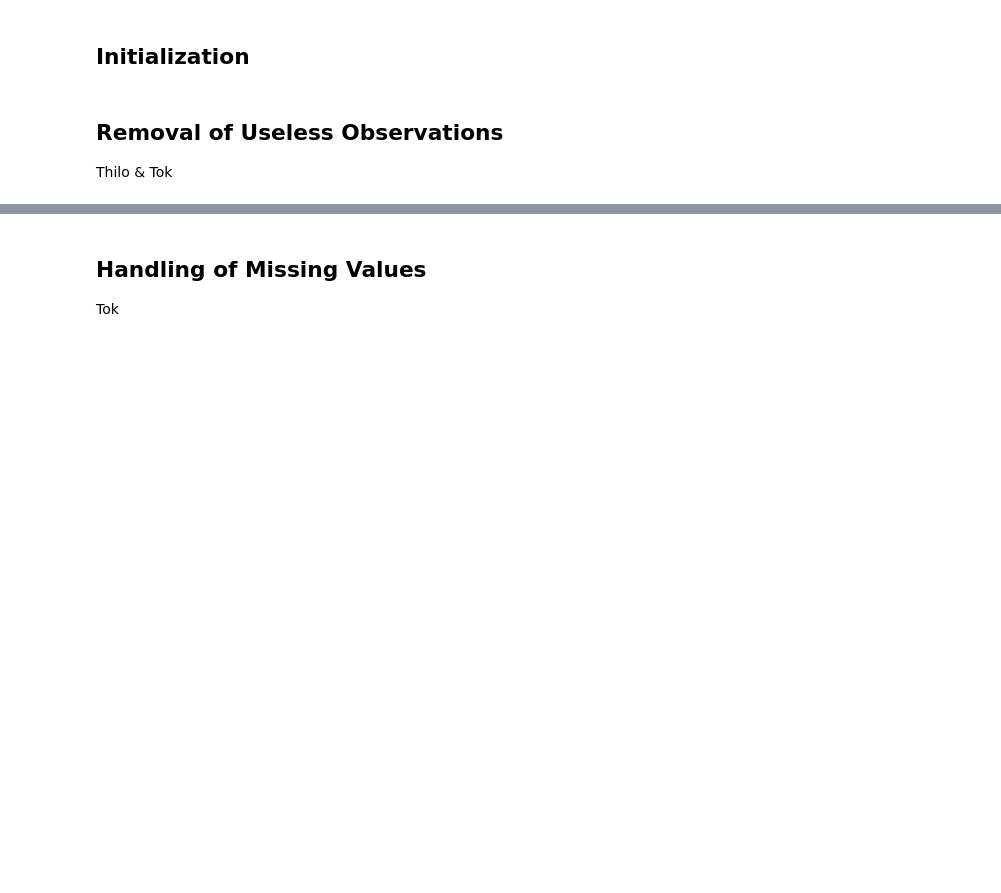
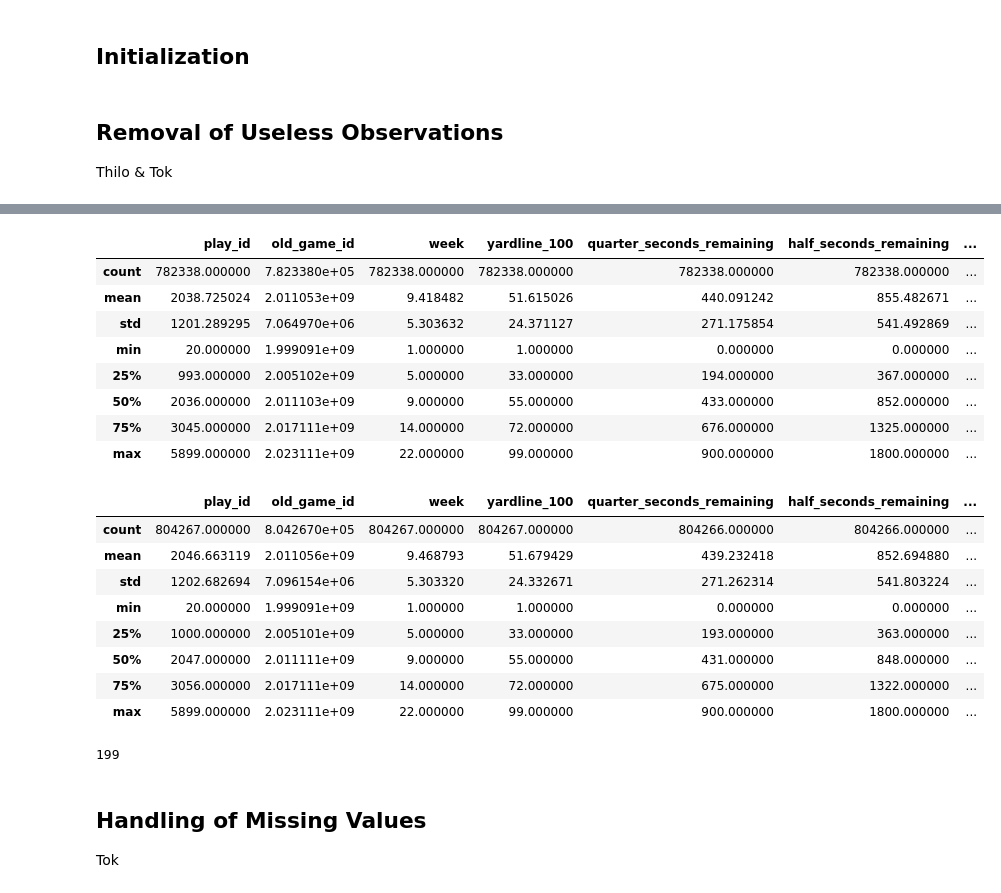
Before and after one commit to MatthiasBiermanns/NFL_play_prediction, a Jupyter notebook: preprocessing_documentation.ipynb, the cells around one changed output, grey strips where cells are left out. Drawn from its saved outputs; the diff is of its cells as text; code cells hidden in the pictures; blank space fills up the shorter version.

```diff
--- a/preprocessing_documentation.ipynb
+++ b/preprocessing_documentation.ipynb
@@ -102,3 +207,48 @@ len(list(combined_df["start_time"].unique()))
+# %%
+# Erstelle eine Maske für 'pass_type' == 'pass'
+pass_mask = combined_df['play_type'] == 'pass'
+
+# Filtere den DataFrame, um nur die 'pass'-Einträge zu erhalten
+pass_plays_df = combined_df[pass_mask]
+
+# Zähle die Anzahl der Pass-Einträge pro Passer und Spiel
+passer_game_counts = pass_plays_df.groupby(['passer_id', 'season']).size().reset_index(name='count')
+
+# Filtere die Passer, die in mindestens einem Spiel 14 Pässe geworfen haben
+passers_with_14_passes = set(passer_game_counts[passer_game_counts['count'] >= 224]['passer_id'])
+
+# Filtere die 'pass'-Einträge, bei denen die passer_id nicht in passers_with_14_passes ist
+filtered_pass_plays_df = pass_plays_df[pass_plays_df['passer_id'].isin(passers_with_14_passes)]
+
+# Füge die 'run'-Einträge wieder hinzu
+filtered_df = pd.concat([combined_df[~pass_mask], filtered_pass_plays_df])
+
+# Ergebnis anzeigen
+pd.set_option("display.max_columns", None)
+
+display(filtered_df.describe())
+display(combined_df.describe())
+print(len(passers_with_14_passes))
+# %% [output]
+|  | play_id | old_game_id | week | yardline_100 | quarter_seconds_remaining | half_seconds_remaining | ... |
+| count | 782338.000000 | 7.823380e+05 | 782338.000000 | 782338.000000 | 782338.000000 | 782338.000000 | ... |
+| mean | 2038.725024 | 2.011053e+09 | 9.418482 | 51.615026 | 440.091242 | 855.482671 | ... |
+| std | 1201.289295 | 7.064970e+06 | 5.303632 | 24.371127 | 271.175854 | 541.492869 | ... |
+| min | 20.000000 | 1.999091e+09 | 1.000000 | 1.000000 | 0.000000 | 0.000000 | ... |
+| 25% | 993.000000 | 2.005102e+09 | 5.000000 | 33.000000 | 194.000000 | 367.000000 | ... |
+| 50% | 2036.000000 | 2.011103e+09 | 9.000000 | 55.000000 | 433.000000 | 852.000000 | ... |
+| 75% | 3045.000000 | 2.017111e+09 | 14.000000 | 72.000000 | 676.000000 | 1325.000000 | ... |
+| max | 5899.000000 | 2.023111e+09 | 22.000000 | 99.000000 | 900.000000 | 1800.000000 | ... |
+|  | play_id | old_game_id | week | yardline_100 | quarter_seconds_remaining | half_seconds_remaining | ... |
+| count | 804267.000000 | 8.042670e+05 | 804267.000000 | 804267.000000 | 804266.000000 | 804266.000000 | ... |
+| mean | 2046.663119 | 2.011056e+09 | 9.468793 | 51.679429 | 439.232418 | 852.694880 | ... |
+| std | 1202.682694 | 7.096154e+06 | 5.303320 | 24.332671 | 271.262314 | 541.803224 | ... |
+| min | 20.000000 | 1.999091e+09 | 1.000000 | 1.000000 | 0.000000 | 0.000000 | ... |
+| 25% | 1000.000000 | 2.005101e+09 | 5.000000 | 33.000000 | 193.000000 | 363.000000 | ... |
+| 50% | 2047.000000 | 2.011111e+09 | 9.000000 | 55.000000 | 431.000000 | 848.000000 | ... |
+| 75% | 3056.000000 | 2.017111e+09 | 14.000000 | 72.000000 | 675.000000 | 1322.000000 | ... |
+| max | 5899.000000 | 2.023111e+09 | 22.000000 | 99.000000 | 900.000000 | 1800.000000 | ... |
+199
 # %%
 # adjust the spread line to the view of the team with possession of the ball
 combined_df.loc[combined_df['posteam_type'] == 'away', 'spread_line'] *= -1
```
Also changed, not shown: parts of 7 cells of this notebook.
